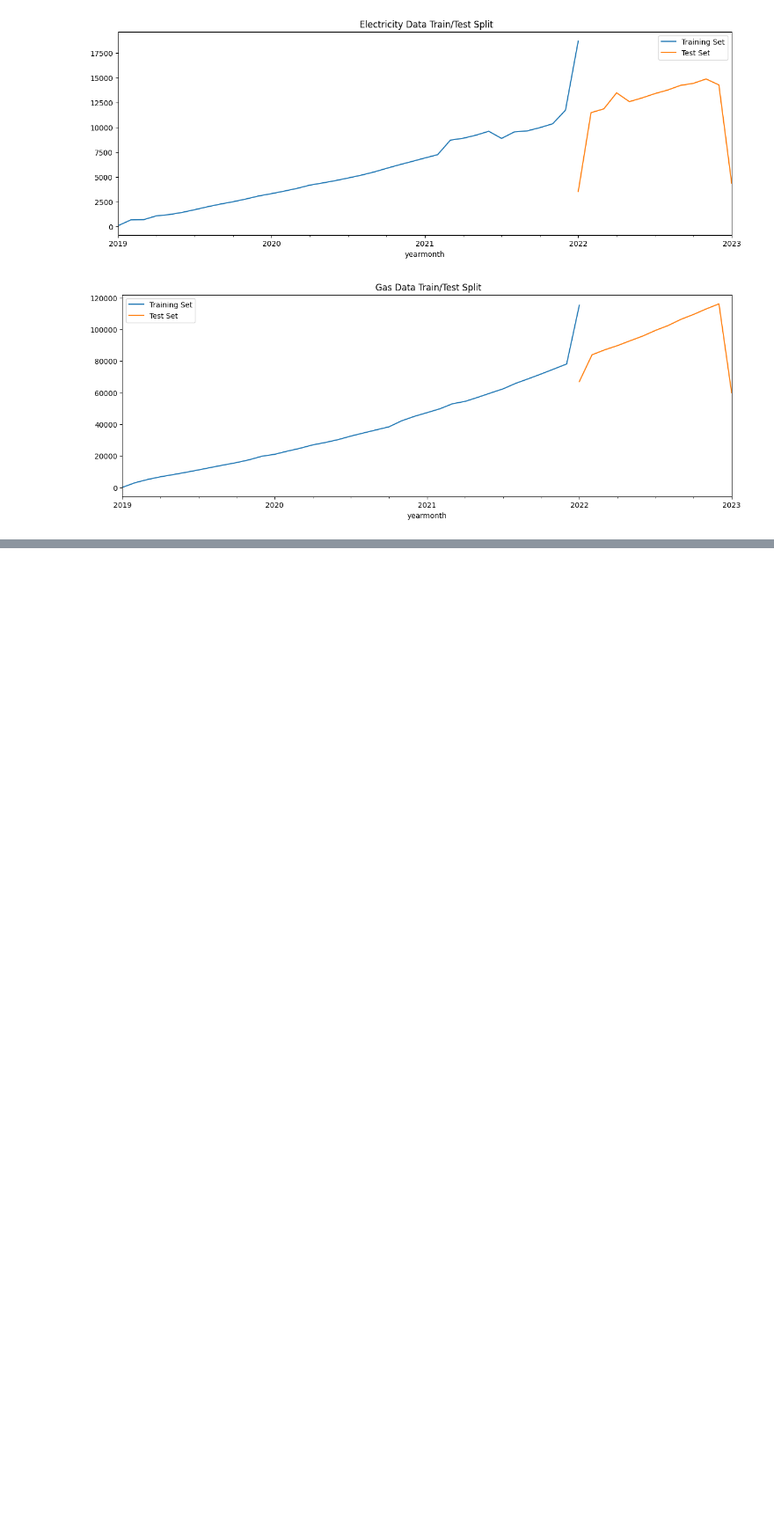
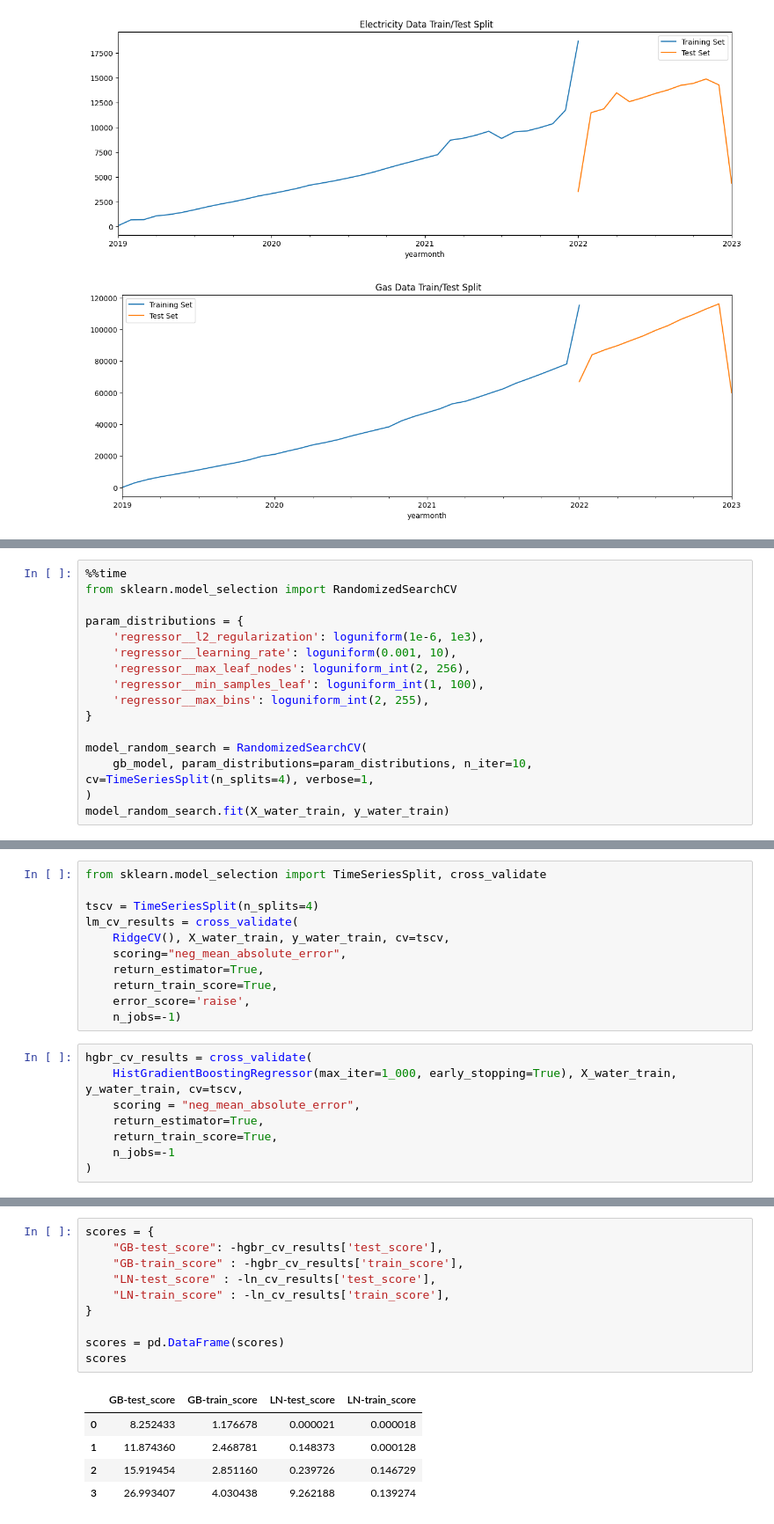
Before and after one commit to Sean-Miningah/UtilitiesAnalytics, a Jupyter notebook: Analysis and Modelling.ipynb, the cells around one changed output, grey strips where cells are left out. Shown at 88% size. Saved outputs shown, nothing was run; the diff lists cells and outputs as text; blank space fills up the shorter version.

```diff
--- a/Analysis and Modelling.ipynb
+++ b/Analysis and Modelling.ipynb
@@ -358,0 +424,16 @@ plt.show()
+# %%
+%%time
+from sklearn.model_selection import RandomizedSearchCV
+
+param_distributions = {
+    'regressor__l2_regularization': loguniform(1e-6, 1e3),
+    'regressor__learning_rate': loguniform(0.001, 10),
+    'regressor__max_leaf_nodes': loguniform_int(2, 256),
+    'regressor__min_samples_leaf': loguniform_int(1, 100),
+    'regressor__max_bins': loguniform_int(2, 255),
+}
+
+model_random_search = RandomizedSearchCV(
+    gb_model, param_distributions=param_distributions, n_iter=10, cv=TimeSeriesSplit(n_splits=4), verbose=1,
+)
+model_random_search.fit(X_water_train, y_water_train)
@@ -358,0 +461,19 @@ plt.show()
+# %%
+from sklearn.model_selection import TimeSeriesSplit, cross_validate
+
+tscv = TimeSeriesSplit(n_splits=4)
+lm_cv_results = cross_validate(
+    RidgeCV(), X_water_train, y_water_train, cv=tscv,
+    scoring="neg_mean_absolute_error",
+    return_estimator=True,
+    return_train_score=True,
+    error_score='raise',
+    n_jobs=-1)
+# %%
+hgbr_cv_results = cross_validate(
+    HistGradientBoostingRegressor(max_iter=1_000, early_stopping=True), X_water_train, y_water_train, cv=tscv,
+    scoring = "neg_mean_absolute_error",
+    return_estimator=True,
+    return_train_score=True,
+    n_jobs=-1
+)
@@ -358,0 +499,16 @@ plt.show()
+# %%
+scores = {
+    "GB-test_score": -hgbr_cv_results['test_score'],
+    "GB-train_score" : -hgbr_cv_results['train_score'],
+    "LN-test_score" : -ln_cv_results['test_score'],
+    "LN-train_score" : -ln_cv_results['train_score'],
+}
+
+scores = pd.DataFrame(scores)
+scores
+# %% [output]
+|  | GB-test_score | GB-train_score | LN-test_score | LN-train_score |
+| 0 | 8.252433 | 1.176678 | 0.000021 | 0.000018 |
+| 1 | 11.874360 | 2.468781 | 0.148373 | 0.000128 |
+| 2 | 15.919454 | 2.851160 | 0.239726 | 0.146729 |
+| 3 | 26.993407 | 4.030438 | 9.262188 | 0.139274 |
```
Also changed, not shown: parts of 15 cells of this notebook.
